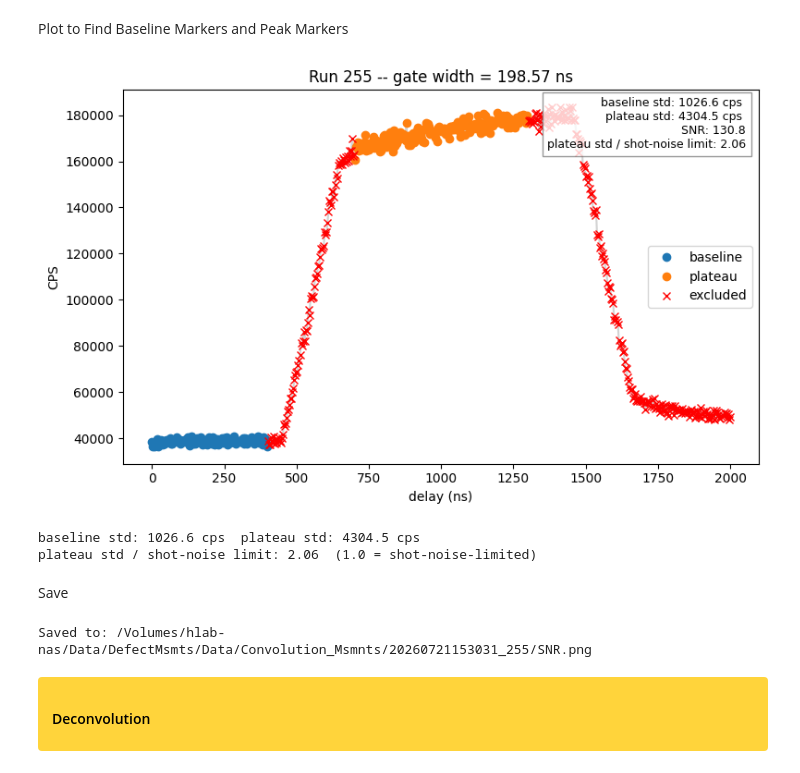
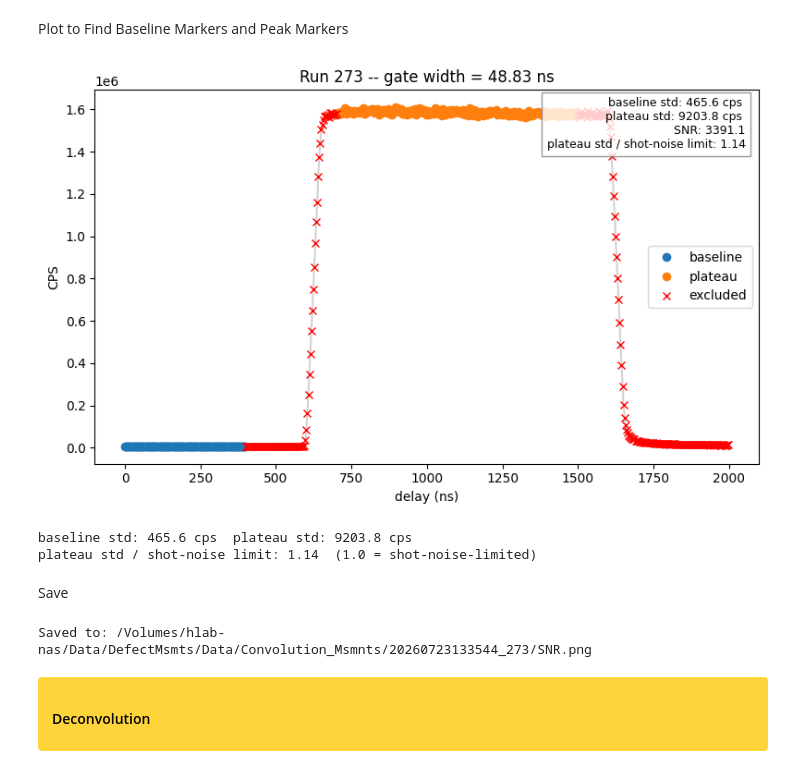
Before and after one commit to jeree-m/qick-dawg, a Jupyter notebook: jupyter_notebooks/Analysis_Macbook_Pro.ipynb, the cells around one changed output. Cells and saved outputs as stored; diff of their text form; code cells hidden in the pictures.

```diff
--- a/jupyter_notebooks/Analysis_Macbook_Pro.ipynb
+++ b/jupyter_notebooks/Analysis_Macbook_Pro.ipynb
@@ -29,7 +29,7 @@ from collections import defaultdict
 </div>
 # %%
 base_dir = Path(r"/Volumes/hlab-nas/Data/DefectMsmts/Data/Convolution_Msmnts")
-spd_run_numbers = [238,239,243,246,255]  # 198-199 inclusive
+spd_run_numbers = [262,263,264,265,267,268,269,270,271,273]  # 198-199 inclusive
 spd_runs = {}
 for run_num in spd_run_numbers:
     matches = list(base_dir.glob(f"*_{run_num}"))
@@ -85,7 +71,7 @@ loaded run 255: 20260721153031_255
 <h4 style="color:black; margin:0;">Plot Raw Data</h4>
 </div>
 # %%
-run_num = 255
+run_num = 273
 t = spd_runs[run_num]["data"]["delays_ns"]
 counts_mean = spd_runs[run_num]["data"]["counts_mean"]
 gate_width = spd_runs[run_num]["metadata"]["gate_width_tns"]
@@ -214,7 +200,7 @@ Plot to Find Baseline Markers and Peak Markers
 # %%
 # single source of truth for both plotting and stats
 baseline_mask_pts = t < 400
-plateau_mask_pts = (t > 700) & (t < 1300)
+plateau_mask_pts = (t > 700) & (t < 1500)
 excluded_mask_pts = ~(baseline_mask_pts | plateau_mask_pts)
 
 fig, ax = plt.subplots(figsize=(8, 5))
@@ -228,36 +214,36 @@ ax.set_ylabel('CPS')
 ax.set_title(f'Run {run_num} -- gate width = {gate_width:.2f} ns')
 
 baseline_mean = y[baseline_mask_pts].mean()
 plateau_mean = y[plateau_mask_pts].mean()
 baseline_std = y[baseline_mask_pts].std()
 plateau_std = y[plateau_mask_pts].std()
 
 snr = (plateau_mean - baseline_mean) / baseline_std
 
 counts_mean = spd_runs[run_num]["data"]["counts_mean"]
 plateau_counts_mean = counts_mean[plateau_mask_pts].mean()
 plateau_std_counts = counts_mean[plateau_mask_pts].std()
 reps = spd_runs[run_num]["metadata"]["reps"]
 shot_noise_limit = np.sqrt(plateau_counts_mean / reps)
 excess_noise_ratio = plateau_std_counts / shot_noise_limit
 
 stats_text = (f"baseline std: {baseline_std:.1f} cps \n"
               f"plateau std: {plateau_std:.1f} cps \n"
               f"SNR: {snr:.1f}\n"
               f"plateau std / shot-noise limit: {excess_noise_ratio:.2f}")
 ax.text(0.98, 0.98, stats_text, transform=ax.transAxes,
         ha='right', va='top', fontsize=9,
         bbox=dict(facecolor='white', edgecolor='gray', alpha=0.8))
 
 plt.tight_layout()
 plt.show()
 
 print(f"baseline std: {baseline_std:.1f} cps  plateau std: {plateau_std:.1f} cps")
 print(f"plateau std / shot-noise limit: {excess_noise_ratio:.2f}  (1.0 = shot-noise-limited)")
 # %% [output]
-[figure, old version]
+[figure, new version]
-baseline std: 1026.6 cps  plateau std: 4304.5 cps
-plateau std / shot-noise limit: 2.06  (1.0 = shot-noise-limited)
+baseline std: 465.6 cps  plateau std: 9203.8 cps
+plateau std / shot-noise limit: 1.14  (1.0 = shot-noise-limited)
 # %% [markdown]
 Save
 # %%
@@ -265,7 +251,7 @@ save_dir = spd_runs[run_num]["folder"]
 fig.savefig(save_dir / "SNR.png", dpi=150, bbox_inches='tight')
 print(f"Saved to: {save_dir / 'SNR.png'}")
 # %% [output]
-Saved to: /Volumes/hlab-nas/Data/DefectMsmts/Data/Convolution_Msmnts/20260721153031_255/SNR.png
+Saved to: /Volumes/hlab-nas/Data/DefectMsmts/Data/Convolution_Msmnts/20260723133544_273/SNR.png
 # %% [markdown]
 <div style="background-color:#FFD43B; padding:8px 14px; border-radius:4px;">
 <h4 style="color:black; margin:0;">Deconvolution</h4>
```
Also changed, not shown: parts of 14 cells of this notebook.
